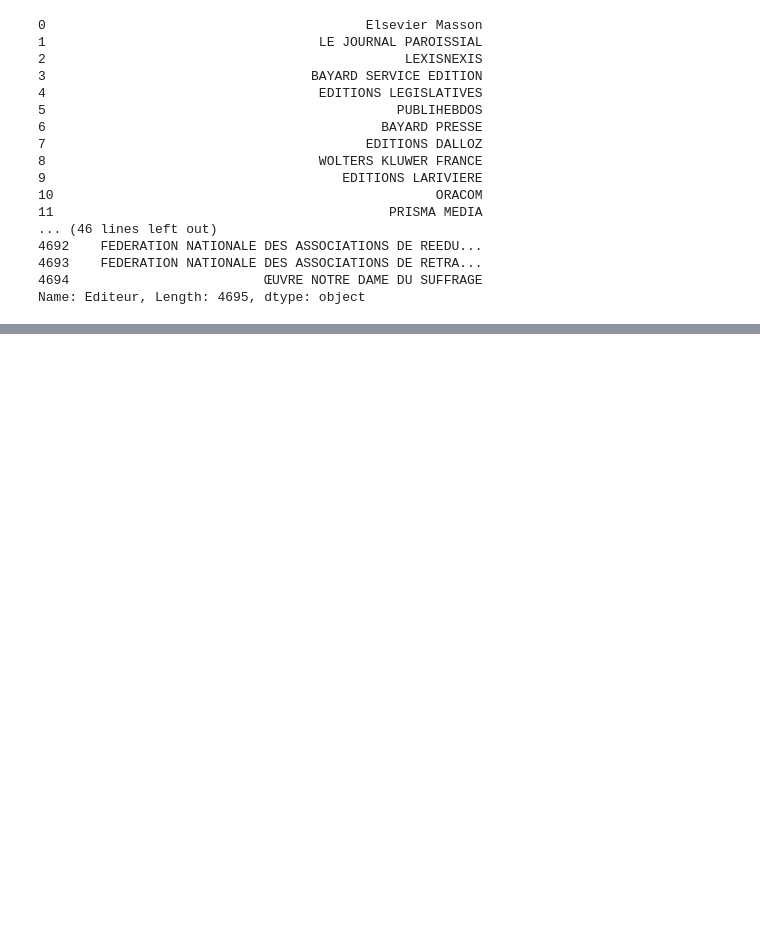
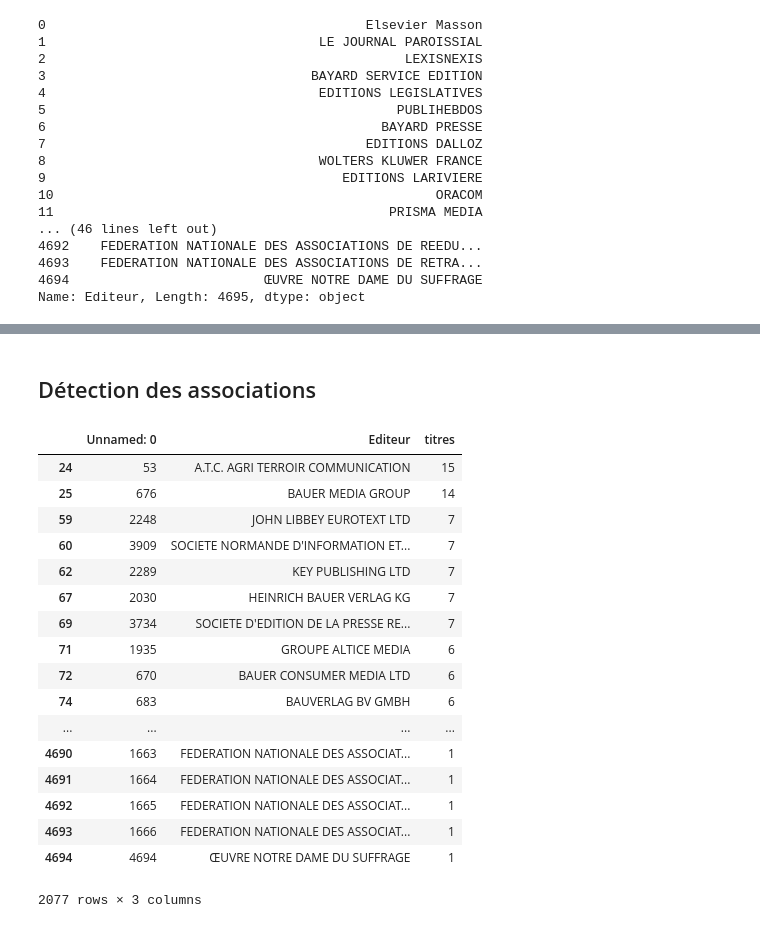
Before and after one commit to taniki/notebooks, a Jupyter notebook: data.gouv.fr/presse-SIRENE-geocodage.ipynb, the cells around one changed output, grey strips where cells are left out. Cells and saved outputs as stored; diff of their text form; code cells hidden in the pictures; blank space fills up the shorter version.

```diff
--- a/data.gouv.fr/presse-SIRENE-geocodage.ipynb
+++ b/data.gouv.fr/presse-SIRENE-geocodage.ipynb
@@ -93,0 +124,25 @@ etablissements[ ["source", "nom_raison_sociale", "siren", "activite_principale"]
+# %% [markdown]
+## Détection des associations
+# %%
+missing = editeurs[ ~editeurs.Editeur.isin(etablissements.source) ]
+
+missing
+# %% [output]
+|  | Unnamed: 0 | Editeur | titres |
+| 24 | 53 | A.T.C. AGRI TERROIR COMMUNICATION | 15 |
+| 25 | 676 | BAUER MEDIA GROUP | 14 |
+| 59 | 2248 | JOHN LIBBEY EUROTEXT LTD | 7 |
+| 60 | 3909 | SOCIETE NORMANDE D'INFORMATION ET... | 7 |
+| 62 | 2289 | KEY PUBLISHING LTD | 7 |
+| 67 | 2030 | HEINRICH BAUER VERLAG KG | 7 |
+| 69 | 3734 | SOCIETE D'EDITION DE LA PRESSE RE... | 7 |
+| 71 | 1935 | GROUPE ALTICE MEDIA | 6 |
+| 72 | 670 | BAUER CONSUMER MEDIA LTD | 6 |
+| 74 | 683 | BAUVERLAG BV GMBH | 6 |
+| ... | ... | ... | ... |
+| 4690 | 1663 | FEDERATION NATIONALE DES ASSOCIAT... | 1 |
+| 4691 | 1664 | FEDERATION NATIONALE DES ASSOCIAT... | 1 |
+| 4692 | 1665 | FEDERATION NATIONALE DES ASSOCIAT... | 1 |
+| 4693 | 1666 | FEDERATION NATIONALE DES ASSOCIAT... | 1 |
+| 4694 | 4694 | ŒUVRE NOTRE DAME DU SUFFRAGE | 1 |
+2077 rows × 3 columns
```
Also changed, not shown: parts of 15 cells of this notebook.
